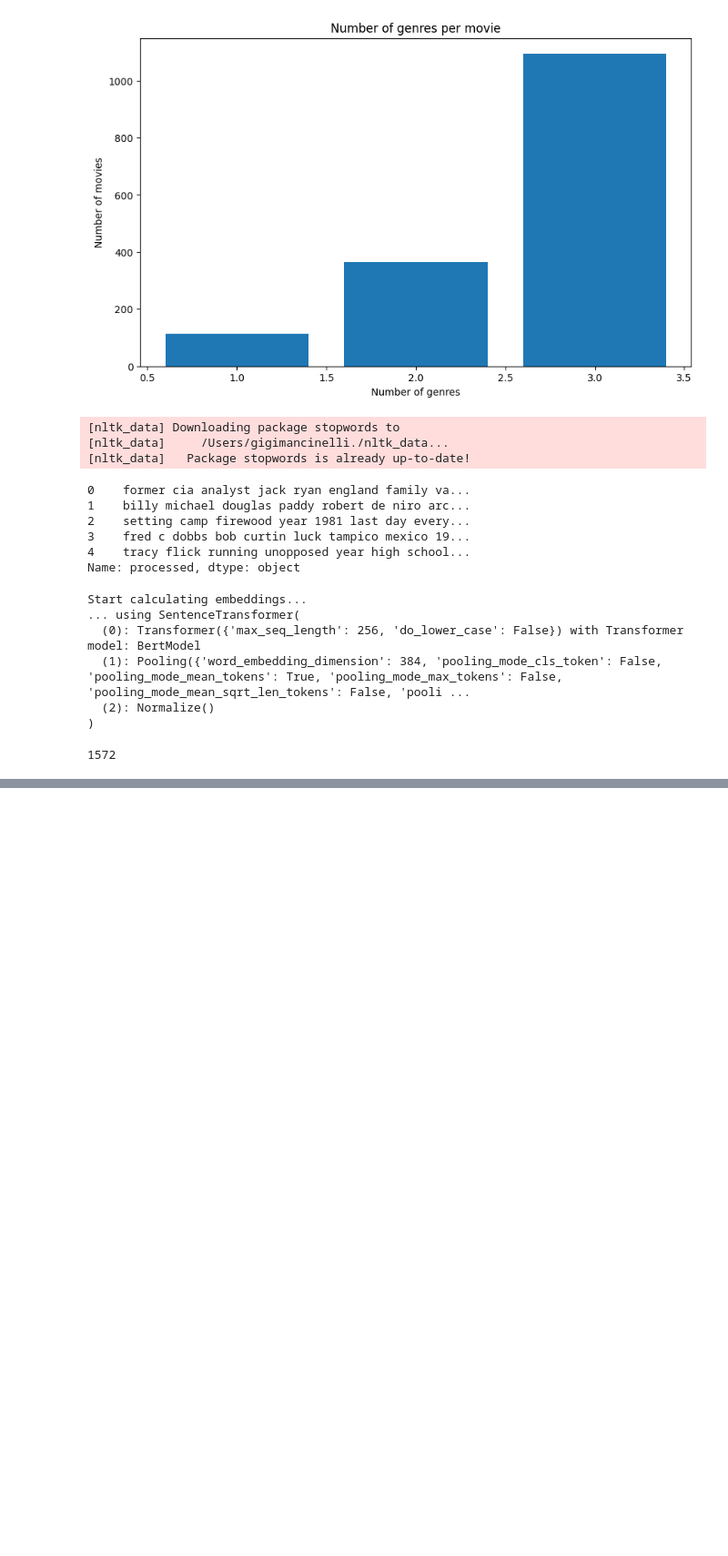
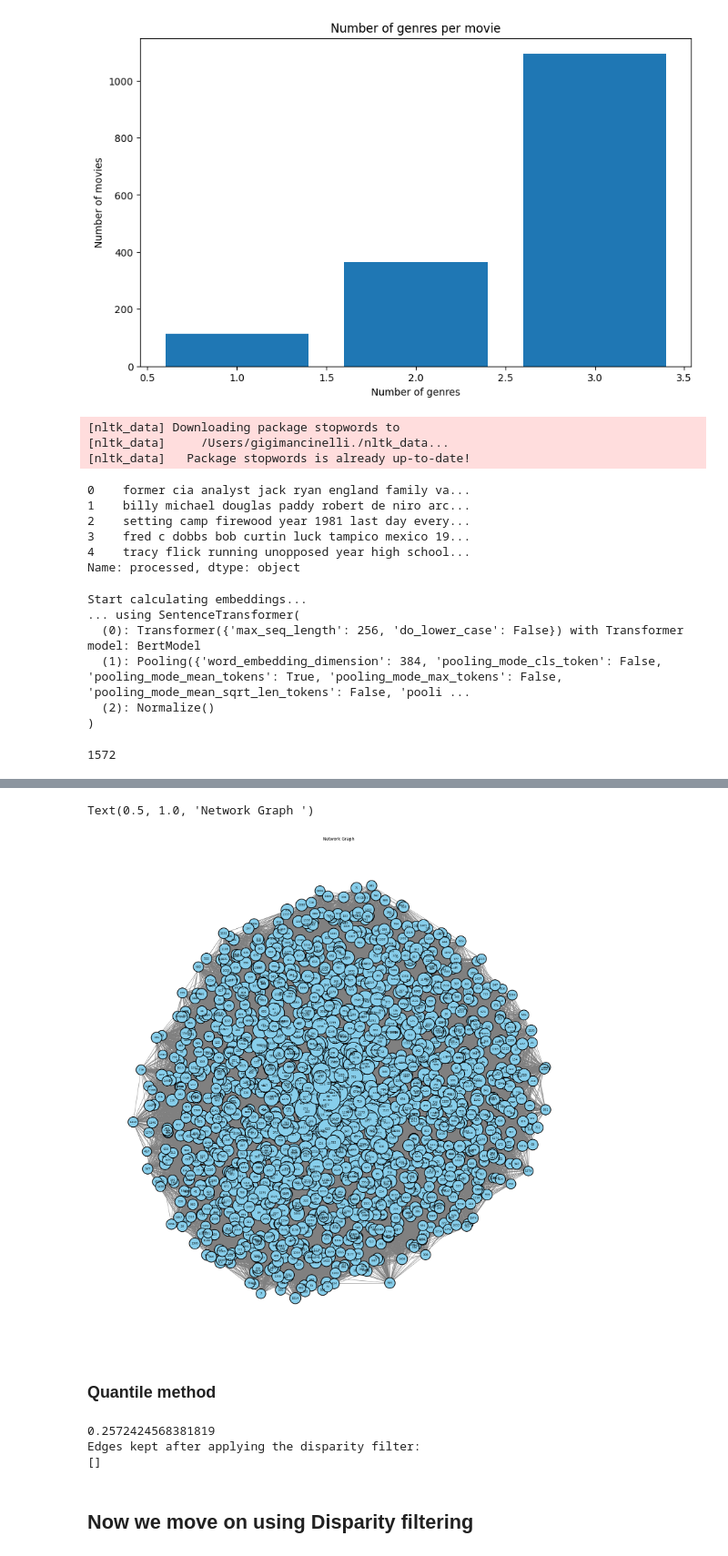
Before and after one commit to enricocipolla/movienetwork, a Jupyter notebook: simulationproj.ipynb, the cells around one changed output, grey strips where cells are left out. Shown at 91% size. Saved outputs shown, nothing was run; the diff lists cells and outputs as text; code cells hidden in the pictures; blank space fills up the shorter version.

Commit message:
disparity filtering choice and finished notebook

```diff
--- a/simulationproj.ipynb
+++ b/simulationproj.ipynb
@@ -143,3 +136,5 @@ Start calculating embeddings...
 len(embeddings)
 # %% [output]
 1572
+# %%
+df['embeddings'] = embeddings.tolist()
@@ -153,8 +177,8 @@ G = nx.Graph()
 for index, row in df.iterrows():
     for i1, r1 in df[index+1:].iterrows():
         cosim =  util.pytorch_cos_sim(row['embeddings'] , r1['embeddings'])
-        if cosim > 0.44:
-            G.add_edge(index, i1, weight = cosim[0][0])
+        if cosim > 0.44:  # trial-error threshold chosen for edge creation
+            G.add_edge(index, i1, weight = float(cosim[0][0]))
 
 #remove nodes with no edges
 G.remove_nodes_from(list(nx.isolates(G)))
@@ -162,0 +264,27 @@ G.remove_node(832)
+# %%
+from scipy.stats import norm
+
+def adjusted_disparity_filter(G, alpha=0.05):
+    filtered_graph = nx.Graph()
+    for node in G.nodes:
+        neighbors = G.edges(node, data='weight')
+        node_strength = sum(weight for _, _, weight in neighbors)
+        if node_strength == 0:
+            continue  # Skip if no strength to avoid division by zero
+
+        mean = node_strength / G.degree(node)
+        std_dev = np.sqrt(sum((weight - mean)**2 for _, _, weight in neighbors) / G.degree(node))
+        for node, neighbor, weight in neighbors:
+            z_score = (weight - mean) / std_dev if std_dev > 0 else 0
+            p_value = 2 * (1 - norm.cdf(np.abs(z_score)))  # Two-tailed test
+
+            if p_value < alpha:
+                filtered_graph.add_edge(node, neighbor, weight=weight)
+
+    return filtered_graph
+
+filtered_G = adjusted_disparity_filter(G)
+
+# Print the fraction of total edges that were kept
+print("Fraction of total edges kept after applying the adjusted disparity filter:")
+print(filtered_G.number_of_edges() / G.number_of_edges())
@@ -163,7 +332,13 @@ G.remove_node(832)
 # %%
 import matplotlib.pyplot as plt
-degrees = [G.degree(n) * 100 for n in G.nodes()]  # Scale by 10 for better visualization
+degrees = [filtered_G.degree(n) * 10 for n in filtered_G.nodes()]  # Scale by 10 for better visualization
 
 # Draw the graph
 plt.figure(figsize=(20, 20))
-nx.draw(G, node_size=degrees, with_labels=True, font_weight='bold')
+pos = nx.spring_layout(filtered_G, seed=42)  # Seed for reproducibility
+nx.draw(filtered_G, pos, node_size=degrees, node_color='skyblue',edge_color='gray',  edgecolors='black', # skyblue fill with black borders
+        linewidths=2, with_labels=True,  font_size=8)
+plt.title('Network Graph ')
+# %% [output]
+Text(0.5, 1.0, 'Network Graph ')
+[figure, added]
@@ -169,0 +347,20 @@ nx.draw(G, node_size=degrees, with_labels=True, font_weight='bold')
+# %% [markdown]
+### Quantile method
+# %%
+all_weights = [G[u][v]['weight'] for u, v in G.edges()]
+threshold = np.percentile(all_weights, 60)  # Keep top 40% of edges
+print(np.mean(all_weights))
+filtered_graph = nx.Graph()
+for u, v, data in G.edges(data=True):
+    if data['weight'] >= threshold:
+        filtered_graph.add_edge(u, v, weight=data['weight'])
+
+# Print the edges that were kept
+print("Edges kept after applying the disparity filter:")
+print(filtered_G.edges(data=True))
+# %% [output]
+0.2572424568381819
+Edges kept after applying the disparity filter:
+[]
+# %% [markdown]
+## Now we move on using Disparity filtering
```
Also changed, not shown: parts of 48 cells of this notebook, 2 other files.
